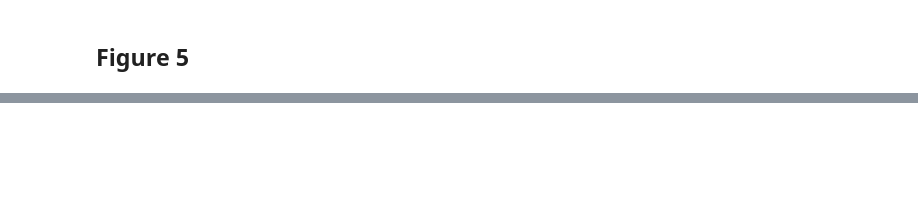
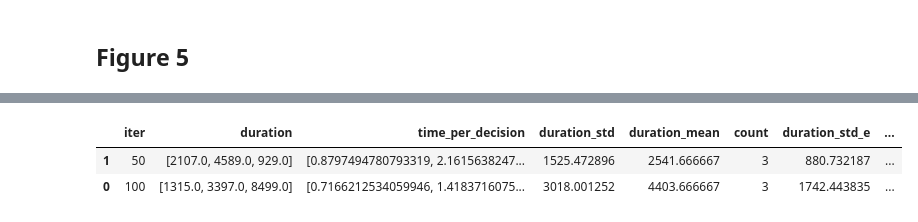
Before and after one commit to jptalusan/ICCPS2024_AE_Stationing, a Jupyter notebook: data_analysis/run_many_plotter.ipynb, the cells around one changed output, grey strips where cells are left out. Cells and saved outputs as stored; diff of their text form; code cells hidden in the pictures; blank space fills up the shorter version.

```diff
--- a/data_analysis/run_many_plotter.ipynb
+++ b/data_analysis/run_many_plotter.ipynb
@@ -136,2 +196,8 @@ df
 # %% [markdown]
 ## Figure 5
+# %%
+sdf = pd.read_csv(stops_path, index_col=0)
+sdf = parse_filename(sdf)
+sdf = sdf[sdf['iter'] != "50"]
+sdf["method"] = pd.Categorical(sdf["method"], ["mcts", "baseline", "nosub"])
+sdf = sdf.sort_values("method")
@@ -137,0 +278,8 @@ df
+# %%
+def read_last_n_lines(file_path, n):
+    with open(file_path, "r") as file:
+        lines = file.readlines()
+        last_n_lines = lines[-n:]
+    return last_n_lines
+
+results_path = "../code_root/experiments/TEST/logs/"
@@ -137,0 +307,68 @@ df
+# %%
+import os
+
+# String to match in filenames
+string_to_match = "mcts_mcts"
+
+# Loop through all subdirectories
+data_arr = []
+
+for subdir, _, files in os.walk(results_path):
+    if string_to_match not in subdir:
+        continue
+    for file in files:
+        if file == "stream.log":
+            file_path = os.path.join(subdir, file)
+            filename = subdir.split("/")[-1]
+            filename = filename.split("_")
+            # print(filename)
+            date = filename[0]
+            method = filename[1]
+            iter = filename[-1]
+            try:
+                # Open and read the contents of the file
+                with open(file_path, 'r') as results_file:
+                    contents = results_file.readlines()
+                    first_line = contents[0]
+                    last_line = contents[-1]
+                    decision_epochs = contents[-3]
+
+                    start_time, _ = parse_stream_log(first_line)
+                    end_time, _ = parse_stream_log(last_line)
+                    _, decision_counts = parse_stream_log(decision_epochs)
+
+                    decision_counts = decision_counts.split(":")[-1]
+                    decision_counts = int(decision_counts)
+                    duration = (end_time - start_time).total_seconds()
+                    # print(duration, decision_counts)
+
+                    res = {"date":date, "method":method, "iter":iter, "duration": duration, "decisions":decision_counts}
+                    data_arr.append(res)
+                    # print(f"Contents of {file_path}:\n{first_line}\n{last_line}\n{decision_epochs}")
+            except Exception as e:
+                # print(f"Error reading {file_path}: {e}")
+                pass
+
+df = pd.DataFrame(data_arr)
+df["time_per_decision"] = df["duration"] / df["decisions"]
+df = df.groupby("iter").agg({"duration":list, "time_per_decision":list}).reset_index()
+
+df["duration_std"] = df["duration"].apply(lambda x: np.std(x))
+df["duration_mean"] = df["duration"].apply(lambda x: np.mean(x))
+df["count"] = df["duration"].apply(len)
+df["duration_std_e"] = df["duration_std"] / df["count"].apply(np.sqrt)
+
+
+df["time_per_decision_std"] = df["time_per_decision"].apply(lambda x: np.std(x))
+df["time_per_decision_mean"] = df["time_per_decision"].apply(lambda x: np.mean(x))
+df["count"] = df["duration"].apply(len)
+df["time_per_decision_std_e"] = df["time_per_decision_std"] / df["count"].apply(np.sqrt)
+
+
+df.iter = df.iter.astype('int')
+df = df.sort_values(by="iter")
+df
+# %% [output]
+|  | iter | duration | time_per_decision | duration_std | duration_mean | count | duration_std_e | ... |
+| 1 | 50 | [2107.0, 4589.0, 929.0] | [0.8797494780793319, 2.1615638247... | 1525.472896 | 2541.666667 | 3 | 880.732187 | ... |
+| 0 | 100 | [1315.0, 3397.0, 8499.0] | [0.7166212534059946, 1.4183716075... | 3018.001252 | 4403.666667 | 3 | 1742.443835 | ... |
```
Also changed, not shown: parts of 14 cells of this notebook, 3 other files.
